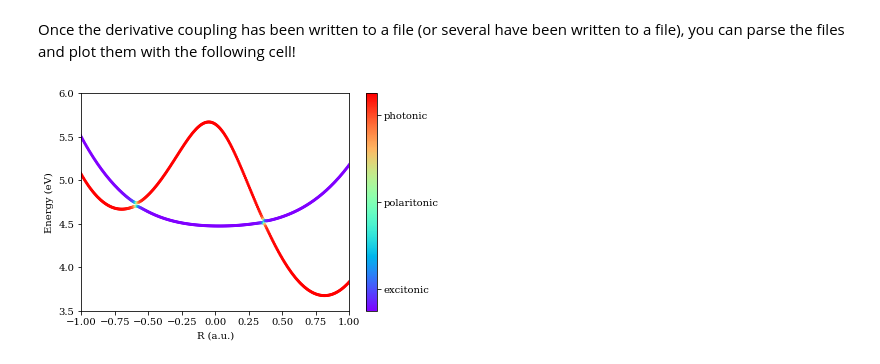
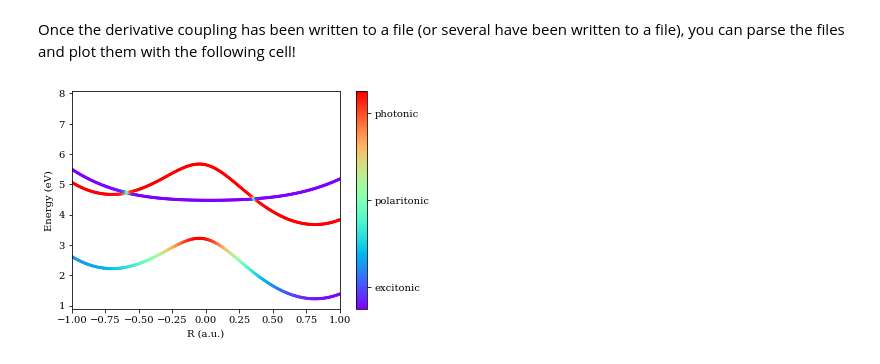
Before and after one commit to FoleyLab/PyCQED, a Jupyter notebook: Plot_PES.ipynb, the cells around one changed output. Cells and saved outputs as stored; diff of their text form; code cells hidden in the pictures.

```diff
--- a/Plot_PES.ipynb
+++ b/Plot_PES.ipynb
@@ -69,23 +69,24 @@ Once the derivative coupling has been written to a file (or several have been wr
 # %%
 
 
 
 ### read text file
 pes_v = np.loadtxt(pes_fn,dtype=complex)
 pc_v = np.loadtxt(pc_fn,dtype=complex)
 
 
 fig, ax = plt.subplots()
 cm = plt.cm.get_cmap('rainbow')
+im = ax.scatter(pes_v[:,0], 27.211*np.abs(pes_v[:,1]), c=pc_v[:,1],cmap=cm, s=4)
 im = ax.scatter(pes_v[:,0], 27.211*np.abs(pes_v[:,2]), c=pc_v[:,2],cmap=cm, s=4)
 im = ax.scatter(pes_v[:,0], 27.211*np.abs(pes_v[:,3]), c=pc_v[:,3],cmap=cm, s=4)
 cbar = fig.colorbar(im, ticks=[0.1, 0.5, 0.9])
 cbar.ax.set_yticklabels(['excitonic', 'polaritonic', 'photonic'])
 plt.xlim(-1.,1.)
-plt.ylim(3.5,6.)
+#plt.ylim(3.5,6.)
 plt.xlabel("R (a.u.)")
 plt.ylabel("Energy (eV)")
 plt.savefig(filename)
 plt.show()
 # %% [output]
-[figure, old version]
+[figure, new version]
```
Also changed, not shown: 11 other files.
